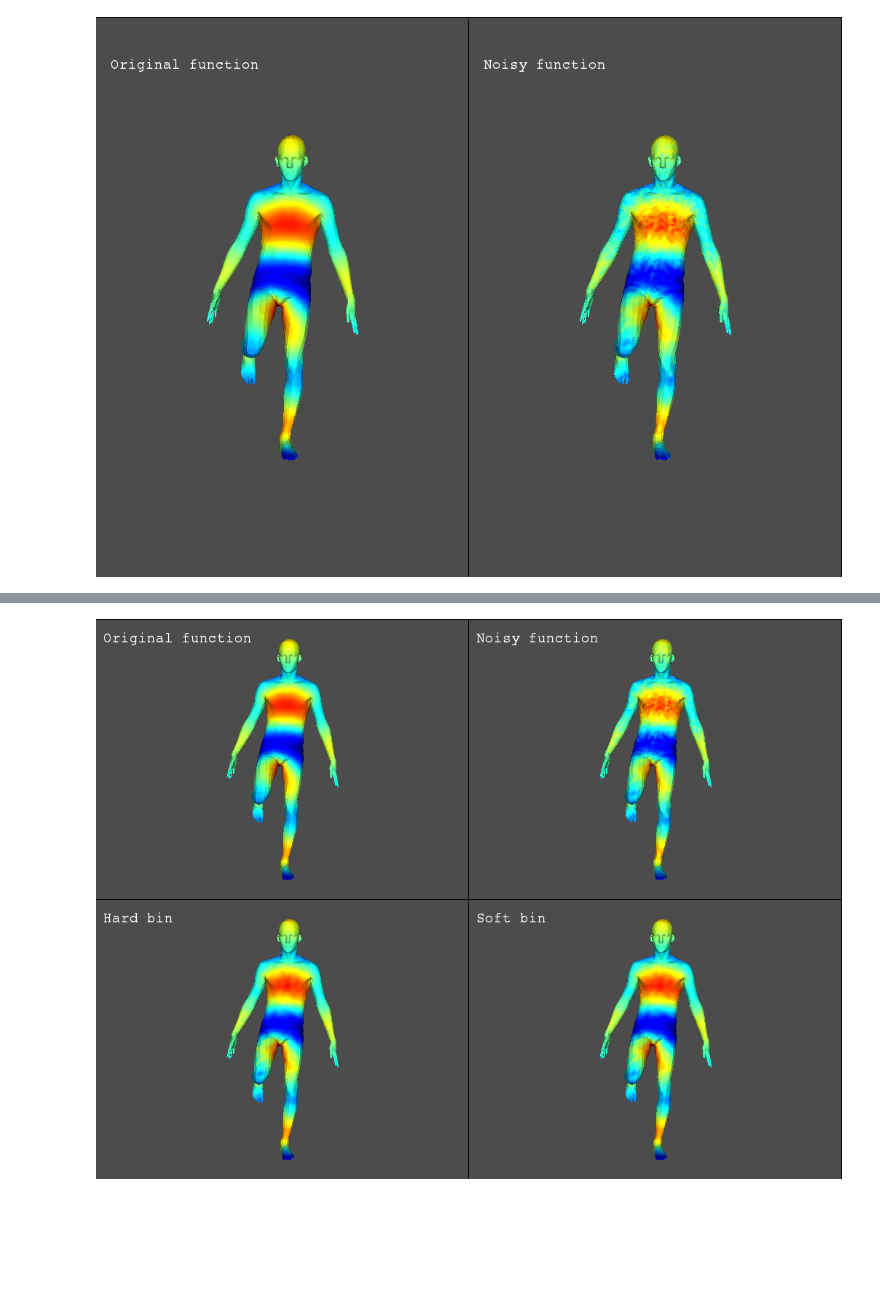
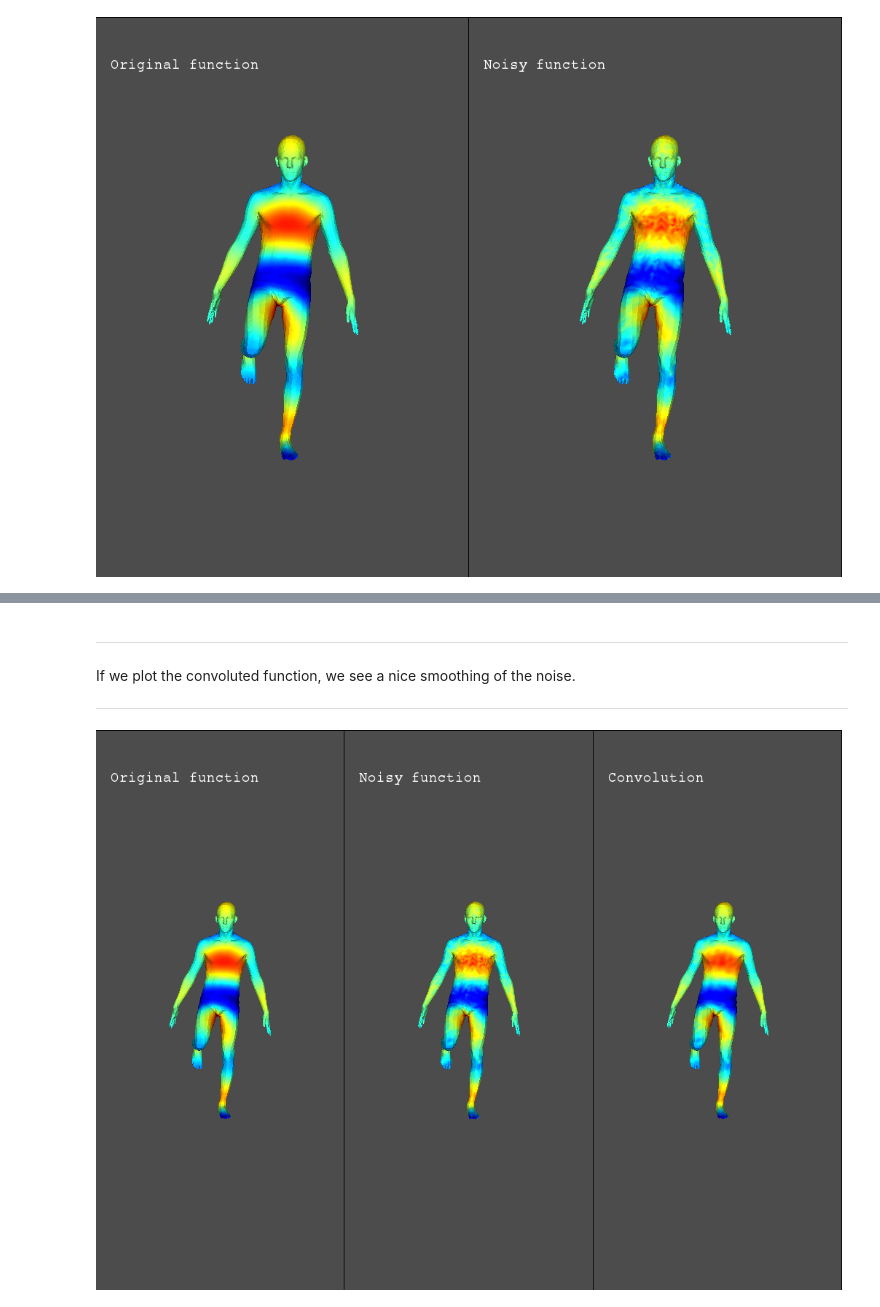
Before and after one commit to mxmvo/GeometricDeepLearning, a Jupyter notebook: examples/Geodesic Convolution.ipynb, the cells around one changed output, grey strips where cells are left out. Saved outputs shown, nothing was run; the diff lists cells and outputs as text; code cells hidden in the pictures; blank space fills up the shorter version.

Commit message:
geo conv

```diff
--- a/examples/Geodesic Convolution.ipynb
+++ b/examples/Geodesic Convolution.ipynb
@@ -139,12 +154,11 @@ def make_kernel(p_bins,t_bins):
 
     for i in range(p_bins):
         r_1 = p_trans(i)
-        val = p_exp(r_1)
+        val = p_exp(r_1, .1)
         for j in range(t_bins):
             kernel[j,i] = val
     return kernel/kernel.sum()
 
 kernel = make_kernel(p_bins, t_bins)
-print(kernel.sum())
 plot_disk(th, r , kernel)
 # %% [output]
@@ -153,3 +212,22 @@ plot_disk(th, r , kernel)
+# %%
+def big_prob_mat(mesh, adj_mat, dist = dist):
+    N = adj_mat.shape[0]
+    B = adj_mat.shape[1]//N
+
+    A_mat = vertex_area(mesh)
+
+    p_mat = adj_mat.toarray().reshape((N,N,B))
+
+    # Insert the vertex areas
+    # [N,N,B] hadamard [1,N,1]
+    p_mat = np.multiply(p_mat, A_mat[np.newaxis,:,np.newaxis])
+
+    # Insert the probabilities and normalise
+    # [N,N,B] [N,B,B] => [N,N,B]
+    p_mat = np.matmul(p_mat, dist)
+    p_mat = p_mat/p_mat.sum(axis =1, keepdims = True)
+
+    return p_mat
 # %% [markdown]
 ---
 
@@ -312,0 +316,4 @@ Making a new kernel with the new parameters, we will take a more interesting fun
+# %%
+%%time
+prob_mat_body = big_prob_mat(body, adj_mat)
+p_kern = np.matmul(prob_mat_body,kernel.T.reshape(-1,1))
@@ -404,0 +381,4 @@ If we plot the convoluted functions, there is not much difference between the ha
+# %%
+%%time
+# Apply the convolution
+f_conv = np.matmul(laplace_func.reshape(1,-1), p_kern).squeeze()
@@ -405,36 +388,36 @@ If we plot the convoluted functions, there is not much difference between the ha
+# %% [markdown]
+---
+
+If we plot the convoluted function, we see a nice smoothing of the noise.
+
+---
 # %%
 # Plotting the original and the convoluted function.
 
-plotter = vtki.Plotter(shape=(2, 2))
+plotter = vtki.Plotter(shape=(1, 3))
 
 color_map = 'jet'
 
 plotter.subplot(0,0)
 polydata = PolyData(body.vertices, np.c_[[[3]]*len(body.triangles),body.triangles])
 plotter.add_text('Original function', position=None, font_size=20)
 plotter.add_mesh(polydata, scalars = laplace_func_orig, cmap = color_map)
 plotter.view_vector([0,0,1], viewup = [0,1,0])
 
 
 plotter.subplot(0, 1)
 polydata = PolyData(body.vertices, np.c_[[[3]]*len(body.triangles),body.triangles])
 plotter.add_text('Noisy function', position=None, font_size=20)
 plotter.add_mesh(polydata, scalars = laplace_func, cmap = color_map)
 plotter.view_vector([0,0,1], viewup = [0,1,0])
 
-plotter.subplot(1,0)
+plotter.subplot(0,2)
 polydata = PolyData(body.vertices, np.c_[[[3]]*len(body.triangles),body.triangles])
-plotter.add_text('Hard bin', position=None, font_size=20)
-plotter.add_mesh(polydata, scalars = conv_func, cmap = color_map)
+plotter.add_text('Convolution', position=None, font_size=20)
+plotter.add_mesh(polydata, scalars = f_conv, cmap = color_map)
 plotter.view_vector([0,0,1], viewup = [0,1,0])
 
 
-plotter.subplot(1, 1)
-polydata = PolyData(body.vertices, np.c_[[[3]]*len(body.triangles),body.triangles])
-plotter.add_text('Soft bin', position=None, font_size=20)
-plotter.add_mesh(polydata, scalars = conv_func_smooth, cmap = color_map)
-plotter.view_vector([0,0,1], viewup = [0,1,0])
-
 plotter.show()
 # %% [output]
-[figure, old version]
+[figure, new version]
```
Also changed, not shown: parts of 35 cells of this notebook, 2 other files.
